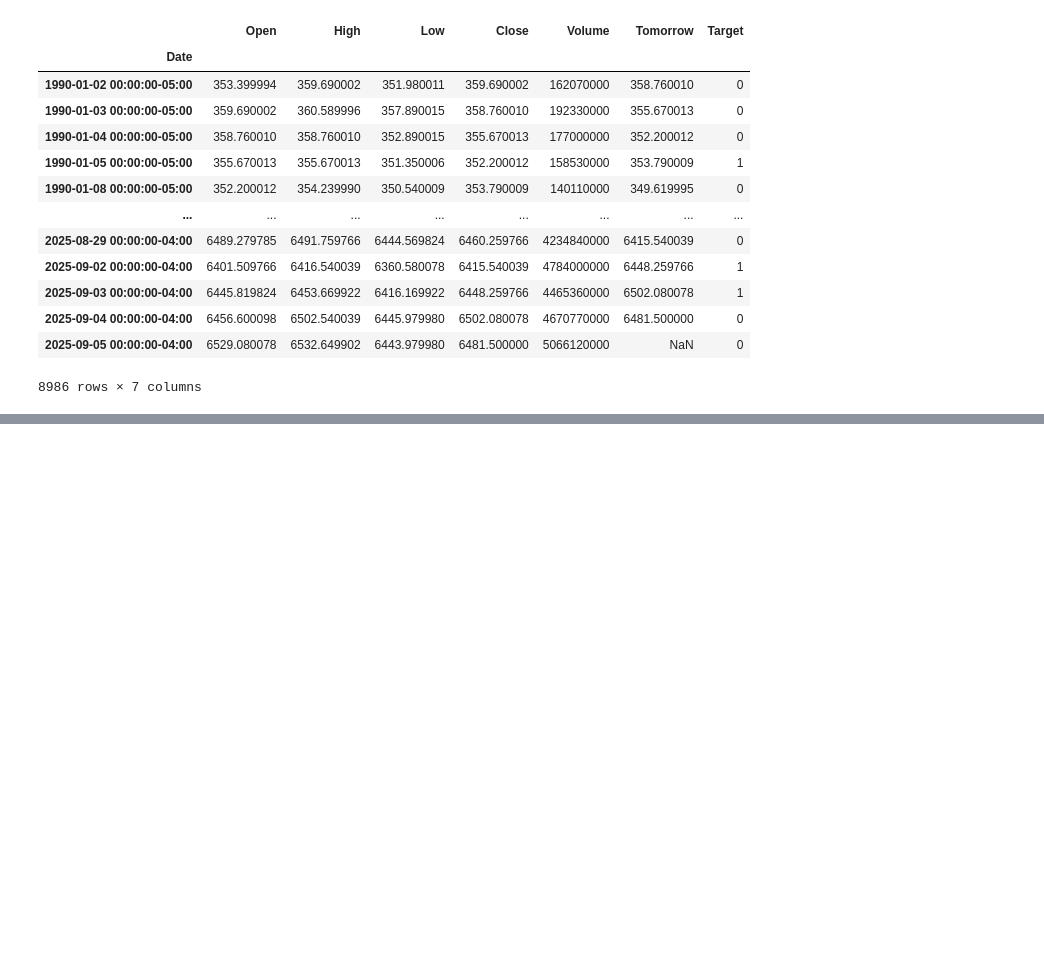
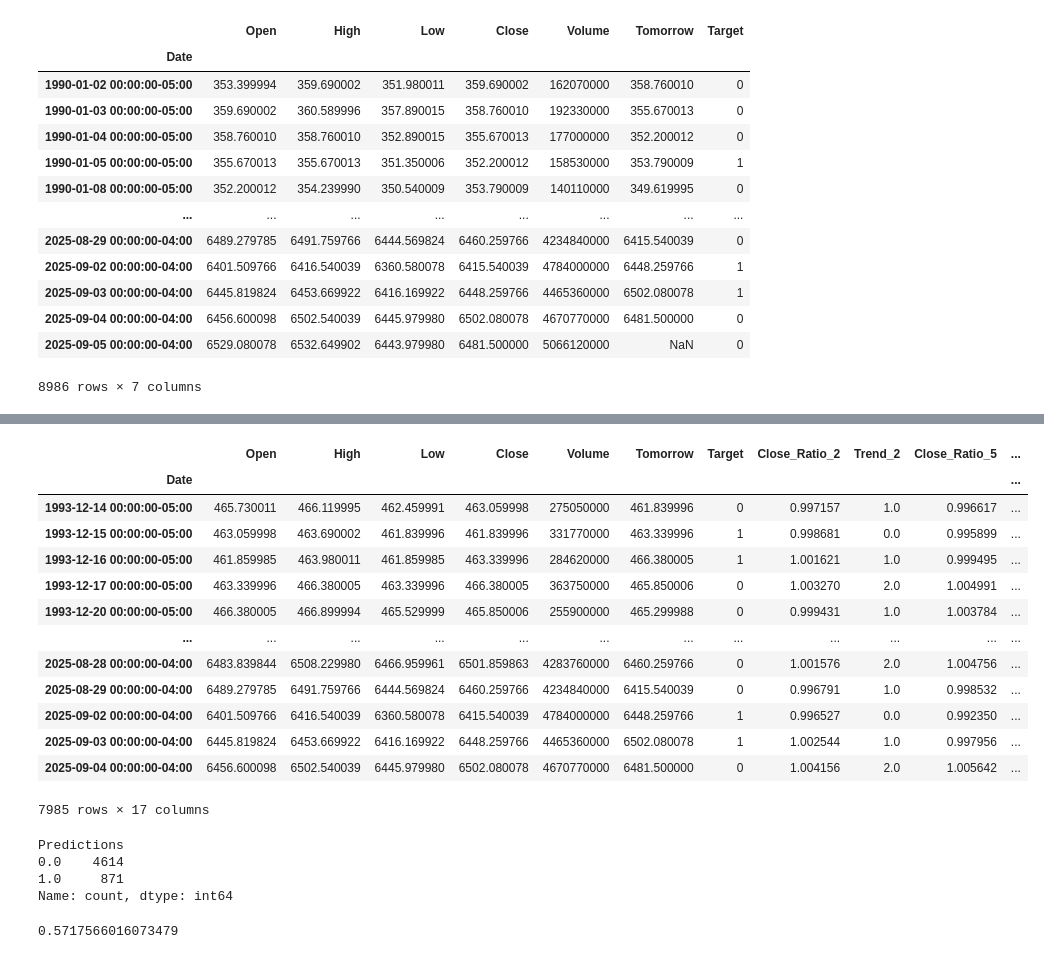
Before and after one commit to alisoliman-47/Projects-, a Jupyter notebook: ML-stock-market/s&p-predictor.ipynb, the cells around one changed output, grey strips where cells are left out. Cells and saved outputs as stored; diff of their text form; code cells hidden in the pictures; blank space fills up the shorter version.

```diff
--- a/ML-stock-market/s&p-predictor.ipynb
+++ b/ML-stock-market/s&p-predictor.ipynb
@@ -106,0 +194,18 @@ sp500_data
+# %%
+sp500_data = sp500_data.dropna()
+sp500_data
+# %% [output]
+|  | Open | High | Low | Close | Volume | Tomorrow | Target | Close_Ratio_2 | Trend_2 | Close_Ratio_5 | ... |
+| Date |  |  |  |  |  |  |  |  |  |  | ... |
+| 1993-12-14 00:00:00-05:00 | 465.730011 | 466.119995 | 462.459991 | 463.059998 | 275050000 | 461.839996 | 0 | 0.997157 | 1.0 | 0.996617 | ... |
+| 1993-12-15 00:00:00-05:00 | 463.059998 | 463.690002 | 461.839996 | 461.839996 | 331770000 | 463.339996 | 1 | 0.998681 | 0.0 | 0.995899 | ... |
+| 1993-12-16 00:00:00-05:00 | 461.859985 | 463.980011 | 461.859985 | 463.339996 | 284620000 | 466.380005 | 1 | 1.001621 | 1.0 | 0.999495 | ... |
+| 1993-12-17 00:00:00-05:00 | 463.339996 | 466.380005 | 463.339996 | 466.380005 | 363750000 | 465.850006 | 0 | 1.003270 | 2.0 | 1.004991 | ... |
+| 1993-12-20 00:00:00-05:00 | 466.380005 | 466.899994 | 465.529999 | 465.850006 | 255900000 | 465.299988 | 0 | 0.999431 | 1.0 | 1.003784 | ... |
+| ... | ... | ... | ... | ... | ... | ... | ... | ... | ... | ... | ... |
+| 2025-08-28 00:00:00-04:00 | 6483.839844 | 6508.229980 | 6466.959961 | 6501.859863 | 4283760000 | 6460.259766 | 0 | 1.001576 | 2.0 | 1.004756 | ... |
+| 2025-08-29 00:00:00-04:00 | 6489.279785 | 6491.759766 | 6444.569824 | 6460.259766 | 4234840000 | 6415.540039 | 0 | 0.996791 | 1.0 | 0.998532 | ... |
+| 2025-09-02 00:00:00-04:00 | 6401.509766 | 6416.540039 | 6360.580078 | 6415.540039 | 4784000000 | 6448.259766 | 1 | 0.996527 | 0.0 | 0.992350 | ... |
+| 2025-09-03 00:00:00-04:00 | 6445.819824 | 6453.669922 | 6416.169922 | 6448.259766 | 4465360000 | 6502.080078 | 1 | 1.002544 | 1.0 | 0.997956 | ... |
+| 2025-09-04 00:00:00-04:00 | 6456.600098 | 6502.540039 | 6445.979980 | 6502.080078 | 4670770000 | 6481.500000 | 0 | 1.004156 | 2.0 | 1.005642 | ... |
+7985 rows × 17 columns
@@ -106,0 +224,13 @@ sp500_data
+# %%
+# Re-reunning the back test system with the new predictors
+predictions = backtest(sp500_data, model, new_predictors)
+predictions["Predictions"].value_counts()
+# %% [output]
+Predictions
+0.0    4614
+1.0     871
+Name: count, dtype: int64
+# %%
+precision_score(predictions["Target"], predictions["Predictions"])
+# %% [output]
+0.5717566016073479
```
Also changed, not shown: parts of 12 cells of this notebook, 1 other file.
